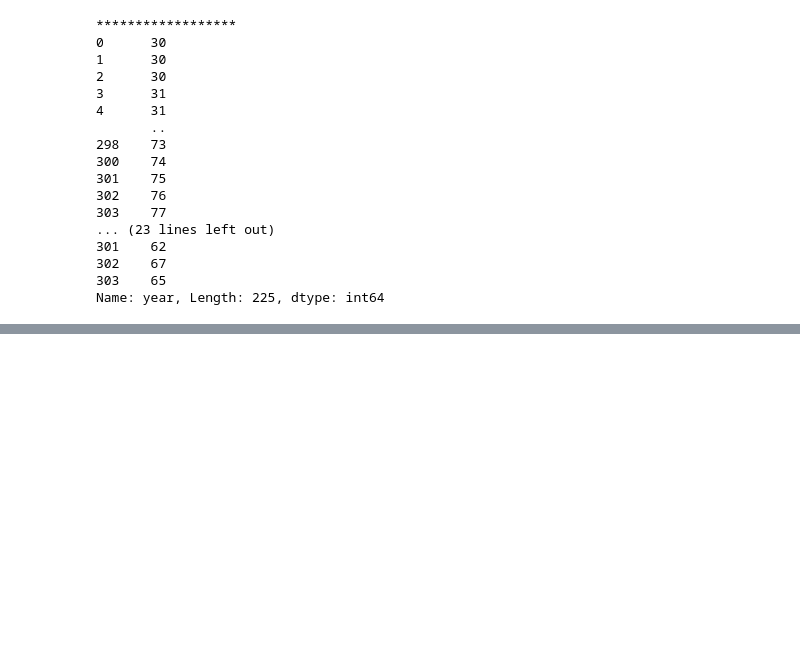
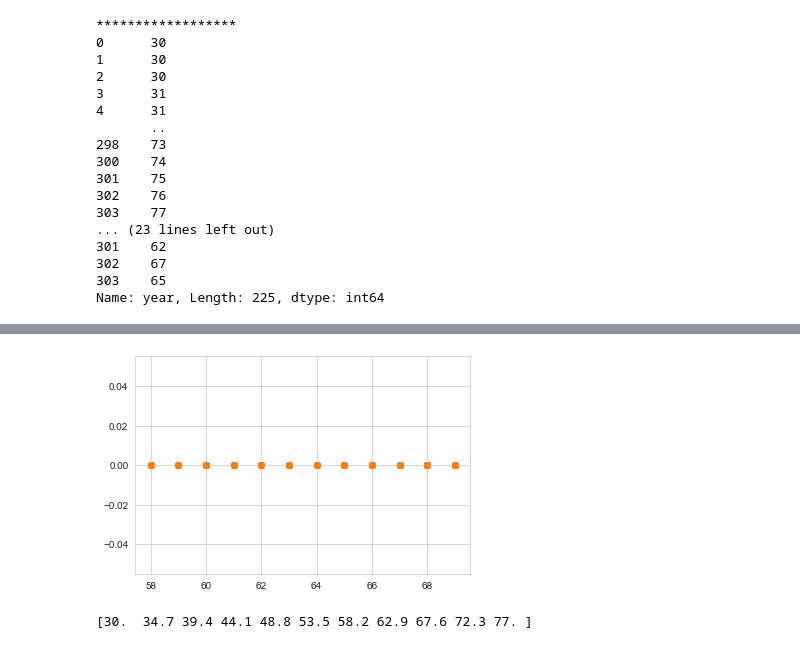
Before and after one commit to akhilmallepally/Data-Analytics-using-Python, a Jupyter notebook: huberman.ipynb, the cells around one changed output, grey strips where cells are left out. Saved outputs shown, nothing was run; the diff lists cells and outputs as text; code cells hidden in the pictures; blank space fills up the shorter version.

```diff
--- a/huberman.ipynb
+++ b/huberman.ipynb
@@ -153,0 +151,14 @@ plt.plot
+# %%
+#plotting 1D scatter plot for year
+plt.plot(hab_one["year"], np.zeros_like(hab_one["year"]),'o')
+plt.plot(hab_two["year"], np.zeros_like(hab_two["year"]),'o')
+plt.show()
+# %% [output]
+[figure, added]
+# %%
+#Plotting CDF for age
+counts, bin_edges = np.histogram(hab_one["age"], bins = 10, density = True)
+pdf = counts/sum(counts)
+print(bin_edges)
+# %% [output]
+[30.  34.7 39.4 44.1 48.8 53.5 58.2 62.9 67.6 72.3 77. ]
```
Also changed, not shown: parts of 5 cells of this notebook, 1 other file.
